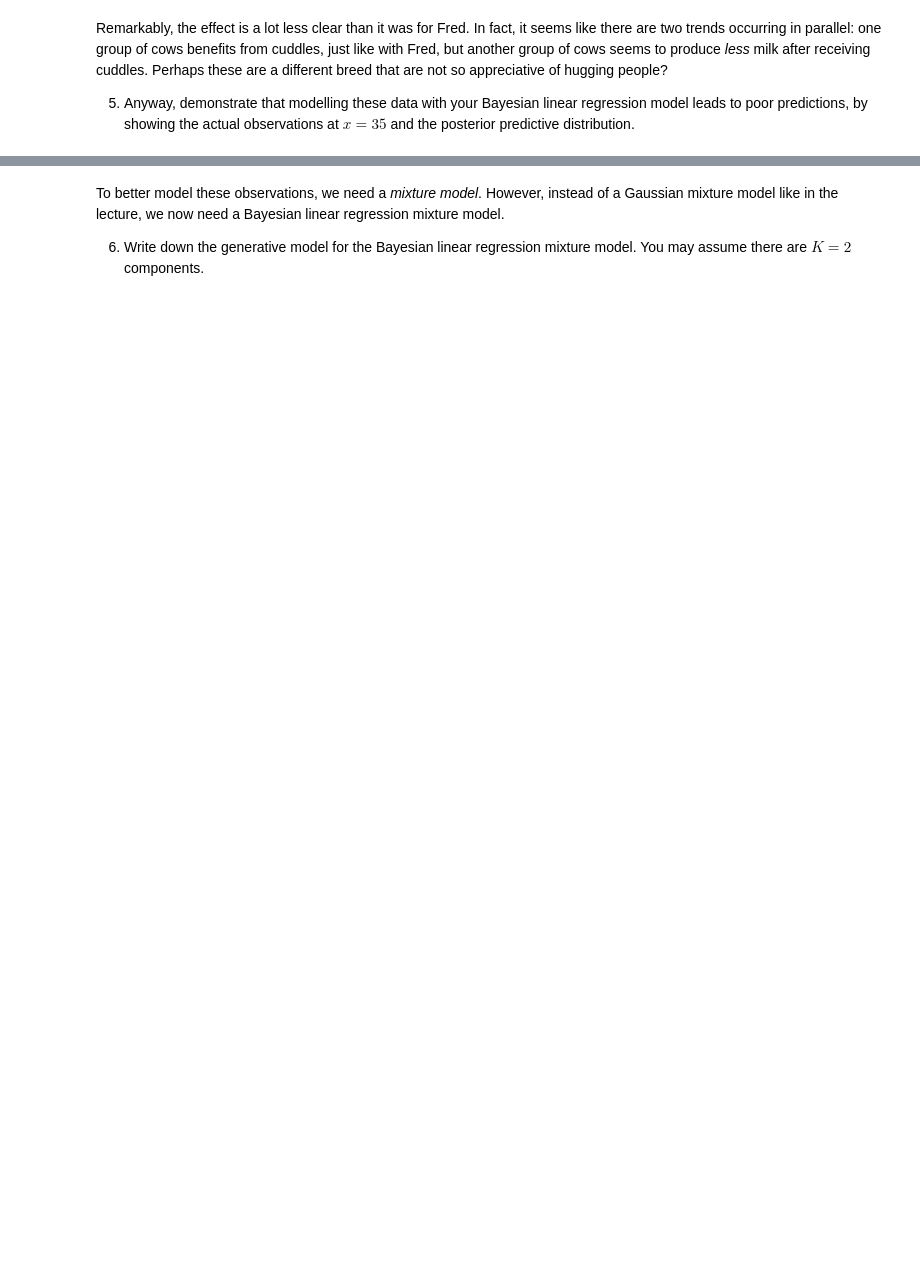
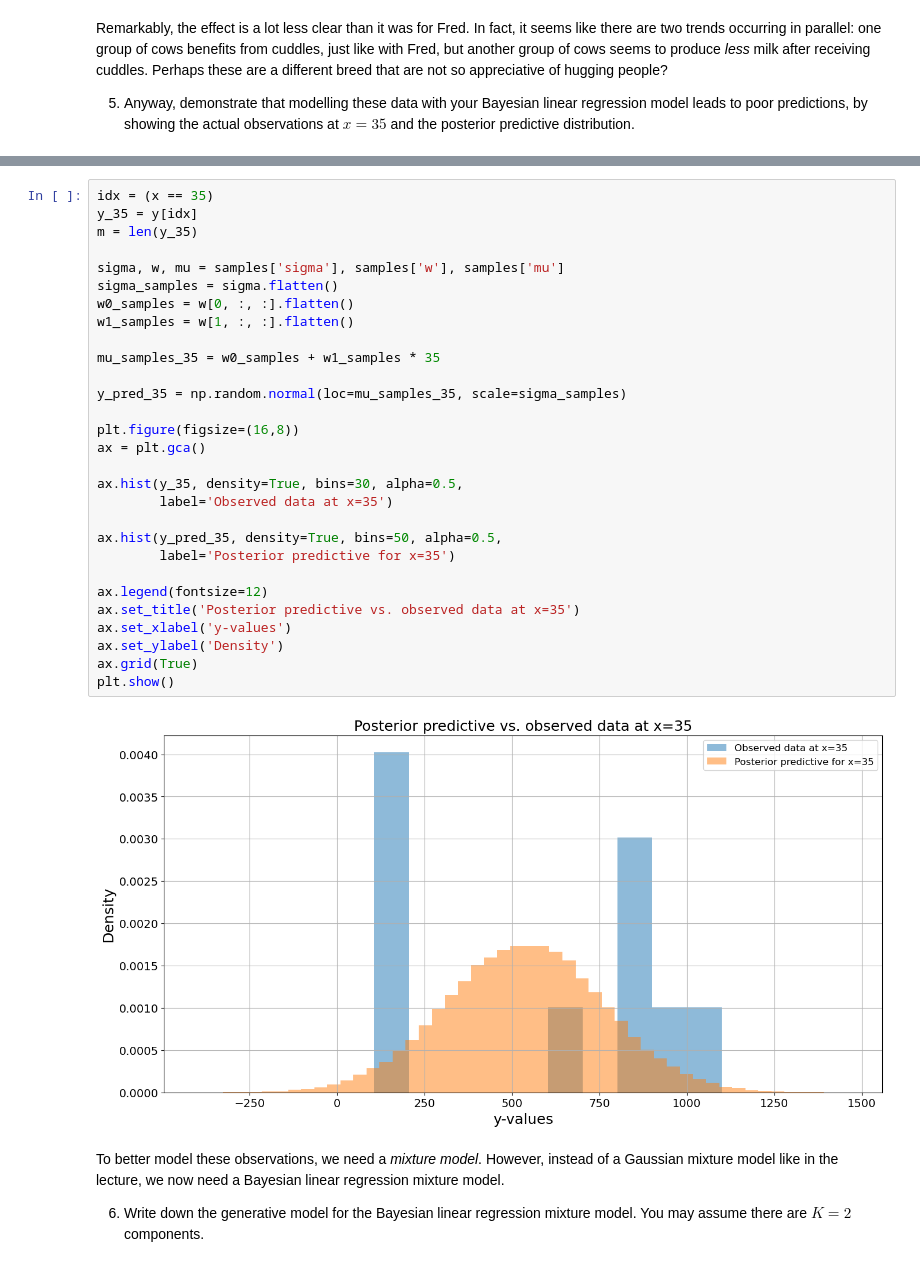
Before and after one commit to DerOeko/SOW-BKI203BS, a Jupyter notebook: LargeAssignment1/Ferdinand_Paar_s1128559_Samuel_Nellessen_s1102282_Assignment_LargeAssignment1.ipynb, the cells around one changed output, grey strips where cells are left out. Cells and saved outputs as stored; diff of their text form; blank space fills up the shorter version.

```diff
--- a/LargeAssignment1/Ferdinand_Paar_s1128559_Samuel_Nellessen_s1102282_Assignment_LargeAssignment1.ipynb
+++ b/LargeAssignment1/Ferdinand_Paar_s1128559_Samuel_Nellessen_s1102282_Assignment_LargeAssignment1.ipynb
@@ -710,3 +738,34 @@ samples = m.sample(num_samples, vars=[...])
+# %%
+idx = (x == 35)
+y_35 = y[idx]
+m = len(y_35)
+
+sigma, w, mu = samples['sigma'], samples['w'], samples['mu']
+sigma_samples = sigma.flatten()
+w0_samples = w[0, :, :].flatten()
+w1_samples = w[1, :, :].flatten()
+
+mu_samples_35 = w0_samples + w1_samples * 35
+
+y_pred_35 = np.random.normal(loc=mu_samples_35, scale=sigma_samples)
+
+plt.figure(figsize=(16,8))
+ax = plt.gca()
+
+ax.hist(y_35, density=True, bins=30, alpha=0.5,
+        label='Observed data at x=35')
+
+ax.hist(y_pred_35, density=True, bins=50, alpha=0.5,
+        label='Posterior predictive for x=35')
+
+ax.legend(fontsize=12)
+ax.set_title('Posterior predictive vs. observed data at x=35')
+ax.set_xlabel('y-values')
+ax.set_ylabel('Density')
+ax.grid(True)
+plt.show()
+# %% [output]
+[figure, added]
 # %% [markdown]
 To better model these observations, we need a _mixture model_. However, instead of a Gaussian mixture model like in the lecture, we now need a Bayesian linear regression mixture model.
 
```
Also changed, not shown: parts of 22 cells of this notebook.
